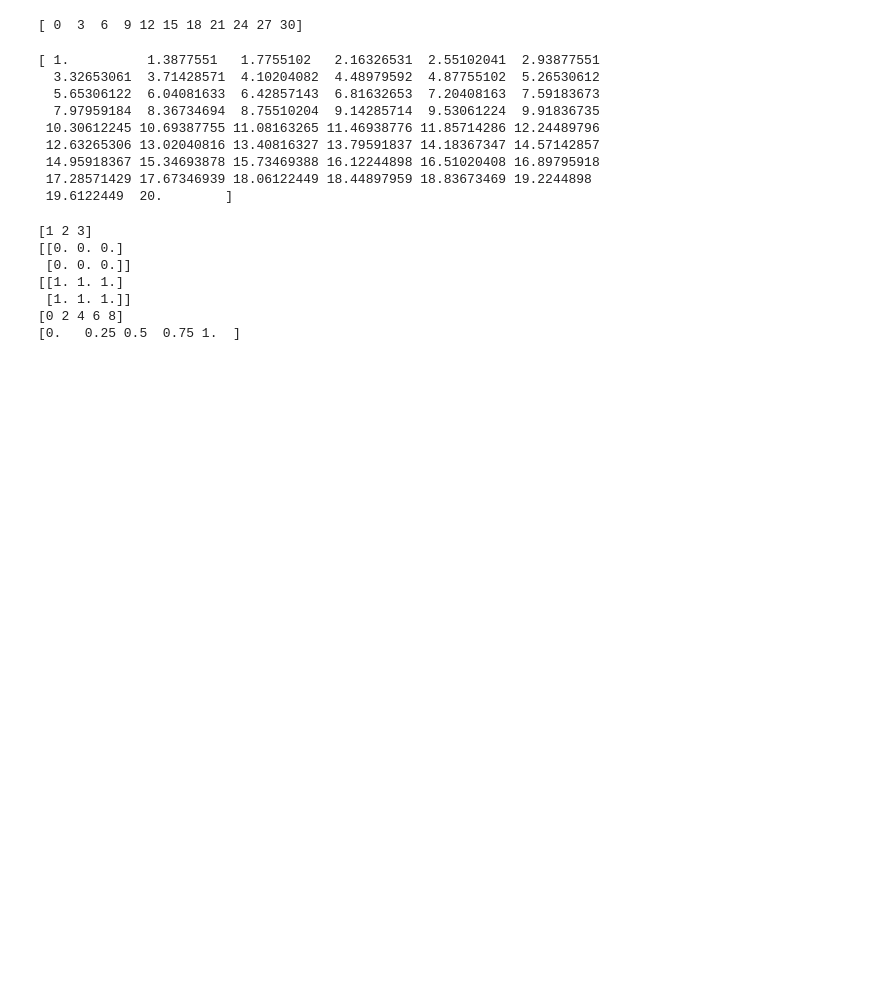
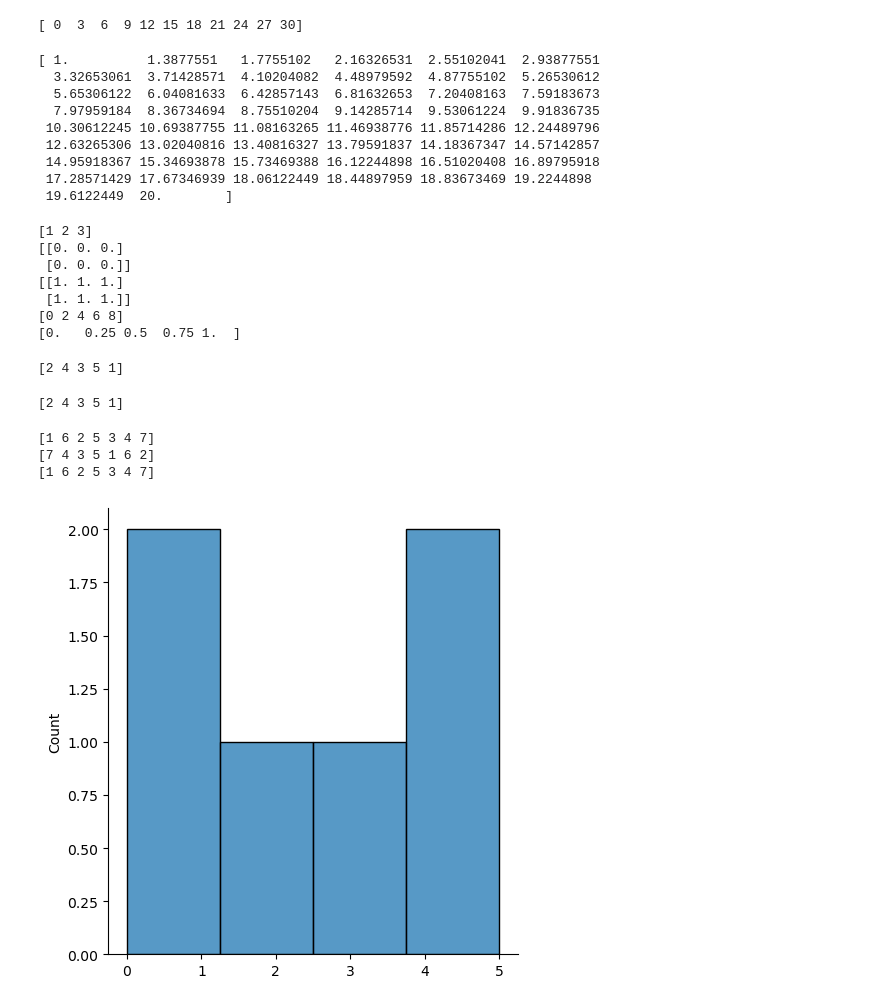
Before and after one commit to omkarsjethe/Python-Notes-for-Data-Science-, a Jupyter notebook: Python - Numpy(Advance).ipynb, the cells around one changed output. Cells and saved outputs as stored; diff of their text form; code cells hidden in the pictures; blank space fills up the shorter version.

```diff
--- a/Python - Numpy(Advance).ipynb
+++ b/Python - Numpy(Advance).ipynb
@@ -203,3 +209,24 @@ print(linspace)
  [1. 1. 1.]]
 [0 2 4 6 8]
 [0.   0.25 0.5  0.75 1.  ]
+# %%
+#Shuffling of array
+a=np.array([1,2,3,4,5])
+random.shuffle(a)
+print(a)
+# %% [output]
+[2 4 3 5 1]
+# %%
+b=np.array([1,2,3,4,5,6,7])
+random.shuffle(b)
+print(a)
+# %% [output]
+[2 4 3 5 1]
+# %%
+print(b)
+print(random.permutation(b))
+print(b)
+# %% [output]
+[1 6 2 5 3 4 7]
+[7 4 3 5 1 6 2]
+[1 6 2 5 3 4 7]
@@ -205,0 +235,8 @@ print(linspace)
+# %%
+import seaborn as sns
+import matplotlib.pyplot as plt
+
+sns.displot([0,1,2,3,4,5])
+plt.show()
+# %% [output]
+[figure, added]
```
Also changed, not shown: parts of 6 cells of this notebook.
